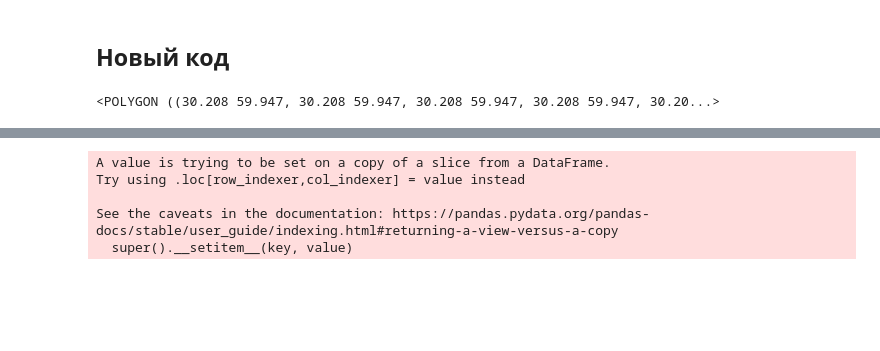
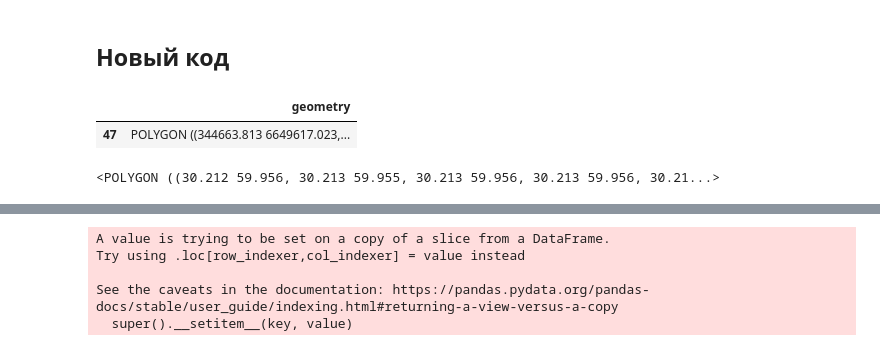
Before and after one commit to aimclub/blocksnet, a Jupyter notebook: examples/Free_area.ipynb, the cells around one changed output, grey strips where cells are left out. Saved outputs shown, nothing was run; the diff lists cells and outputs as text; code cells hidden in the pictures; blank space fills up the shorter version.

```diff
--- a/examples/Free_area.ipynb
+++ b/examples/Free_area.ipynb
@@ -50,17 +50,22 @@ blocks = city_model.blocks.to_gdf()
 # %%
 blocks = gpd.GeoDataFrame(geometry=gpd.GeoSeries(blocks.geometry))
 # %%
-row_to_extract = blocks.iloc[34] # тут штуку со списком сделать
+row_to_extract = blocks.iloc[47] # тут штуку со списком сделать
 block_gdf = gpd.GeoDataFrame([row_to_extract], crs=blocks.crs)
 
 block_buffer = block_gdf['geometry'].buffer(10).to_crs(epsg=4326).iloc[0]
+# %%
+block_gdf
+# %% [output]
+|  | geometry |
+| 47 | POLYGON ((344663.813 6649617.023,... |
 # %%
 # block_gdf = blocks
 # block_buffer = blocks.buffer(20).to_crs(epsg=4326).unary_union
 # %%
 block_buffer
 # %% [output]
-<POLYGON ((30.208 59.947, 30.208 59.947, 30.208 59.947, 30.208 59.947, 30.20...>
+<POLYGON ((30.212 59.956, 30.213 59.955, 30.213 59.956, 30.213 59.956, 30.21...>
 # %%
 roads_buffer = 10
 buildings_buffer = 10
```
Also changed, not shown: parts of 9 cells of this notebook, 3 other files.
